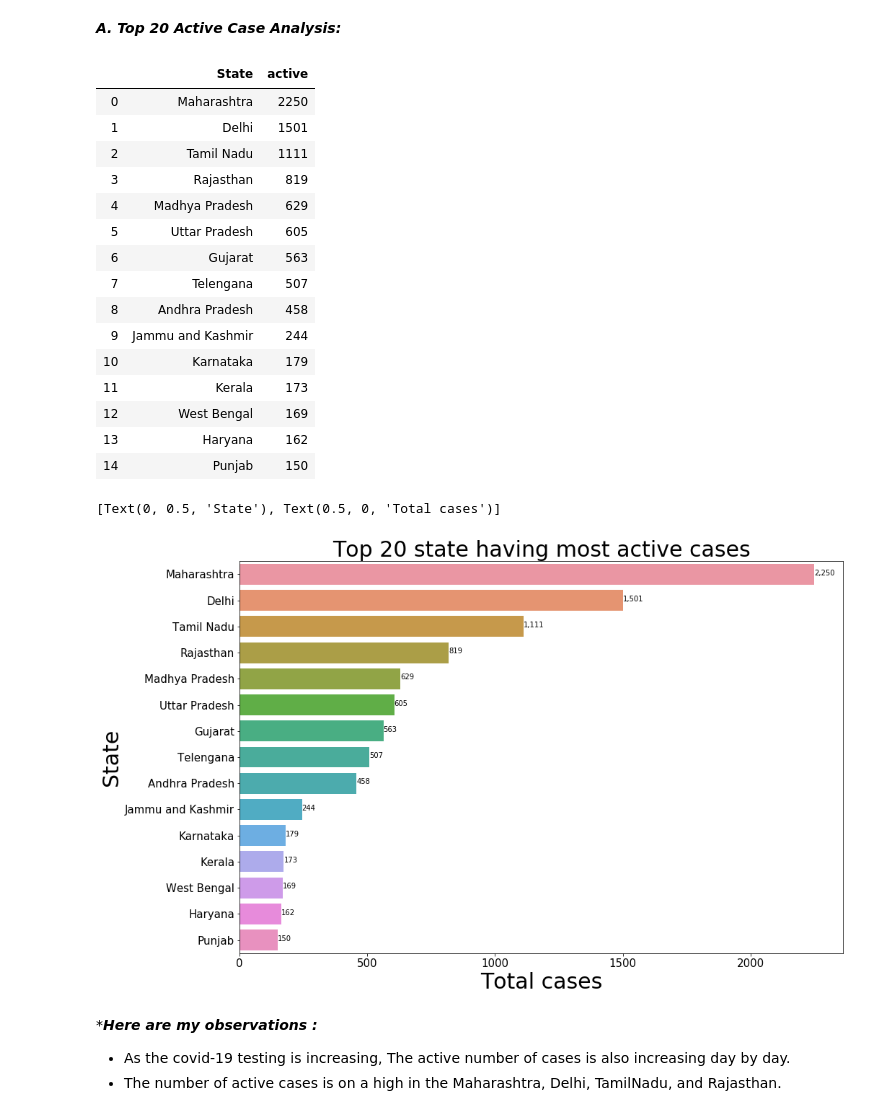
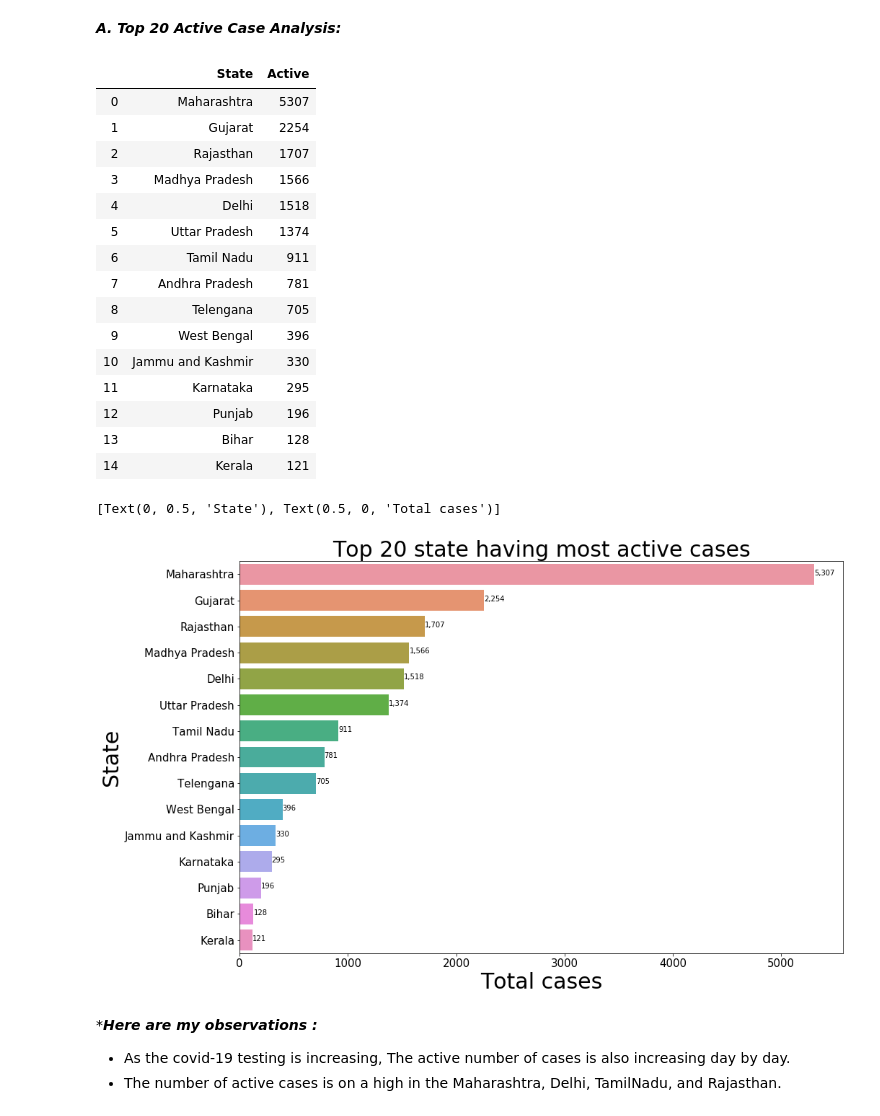
Before and after one commit to Santosh051985/COVID-19-Comprehensive-Data-Visualization, a Jupyter notebook: Covid-19 Analysis in India.ipynb, the cells around one changed output. Drawn from its saved outputs; the diff is of its cells as text; code cells hidden in the pictures.

```diff
--- a/Covid-19 Analysis in India.ipynb
+++ b/Covid-19 Analysis in India.ipynb
@@ -34,2 +34,2 @@ df_1
 # %%
-df_1.drop([34,35], axis=0,inplace= True)
+df_1.drop([32], axis=0,inplace= True)
@@ -106,2 +121,2 @@ Index(['State', 'Confirmed Case', 'Recover', 'Death', 'active'], dtype='object')
 # %%
-df_1.columns= ['State', 'Confirmed', 'Recover', 'Death','active']
+df_1.columns= ['State', 'Confirmed', 'Recover', 'Death']
@@ -128,3 +123,6 @@ df_1
+# %%
+
+df_1['Active']= df_1['Confirmed'].astype(str).astype(int)- df_1['Recover'].astype(str).astype(int)- df_1['Death'].astype(str).astype(int)
 # %%
 df_1.info()
 # %% [output]
@@ -187,41 +185,41 @@ I have tried to use different types of plotly map visualizations to show example
 # %% [markdown]
 ***A. Top 20 Active Case  Analysis:***
 # %%
-top_actives = df_1.groupby(by = 'State')['active'].sum().sort_values(ascending = False).head(15).reset_index()
+top_actives = df_1.groupby(by = 'State')['Active'].sum().sort_values(ascending = False).head(15).reset_index()
 top_actives
 # %% [output]
-|  | State | active |
-| 0 | Maharashtra | 2250 |
-| 1 | Delhi | 1501 |
-| 2 | Tamil Nadu | 1111 |
-| 3 | Rajasthan | 819 |
-| 4 | Madhya Pradesh | 629 |
-| 5 | Uttar Pradesh | 605 |
-| 6 | Gujarat | 563 |
-| 7 | Telengana | 507 |
-| 8 | Andhra Pradesh | 458 |
-| 9 | Jammu and Kashmir | 244 |
-| 10 | Karnataka | 179 |
-| 11 | Kerala | 173 |
-| 12 | West Bengal | 169 |
-| 13 | Haryana | 162 |
-| 14 | Punjab | 150 |
+|  | State | Active |
+| 0 | Maharashtra | 5307 |
+| 1 | Gujarat | 2254 |
+| 2 | Rajasthan | 1707 |
+| 3 | Madhya Pradesh | 1566 |
+| 4 | Delhi | 1518 |
+| 5 | Uttar Pradesh | 1374 |
+| 6 | Tamil Nadu | 911 |
+| 7 | Andhra Pradesh | 781 |
+| 8 | Telengana | 705 |
+| 9 | West Bengal | 396 |
+| 10 | Jammu and Kashmir | 330 |
+| 11 | Karnataka | 295 |
+| 12 | Punjab | 196 |
+| 13 | Bihar | 128 |
+| 14 | Kerala | 121 |
 # %%
 import matplotlib.pyplot as plt
 import seaborn as sns
 plt.figure(figsize= (15,10))
 plt.xticks(fontsize = 15)
 plt.yticks(fontsize = 15)
 plt.xlabel("Total cases",fontsize = 30)
 plt.ylabel('Country',fontsize = 30)
 plt.title("Top 20 state having most active cases" , fontsize = 30)
-ax = sns.barplot(x = top_actives.active, y = top_actives.State)
-for i, (value, name) in enumerate(zip(top_actives.active, top_actives.State)):
+ax = sns.barplot(x = top_actives.Active, y = top_actives.State)
+for i, (value, name) in enumerate(zip(top_actives.Active, top_actives.State)):
     ax.text(value, i-.05, f'{value:,.0f}',  size=10, ha='left',  va='center')
 ax.set(xlabel='Total cases', ylabel='State')
 # %% [output]
 [Text(0, 0.5, 'State'), Text(0.5, 0, 'Total cases')]
-[figure, old version]
+[figure, new version]
 # %% [markdown]
 ****Here are my observations :***
 - As the covid-19 testing is increasing, The active number of cases is also increasing day by day.
```
Also changed, not shown: parts of 17 cells of this notebook.
